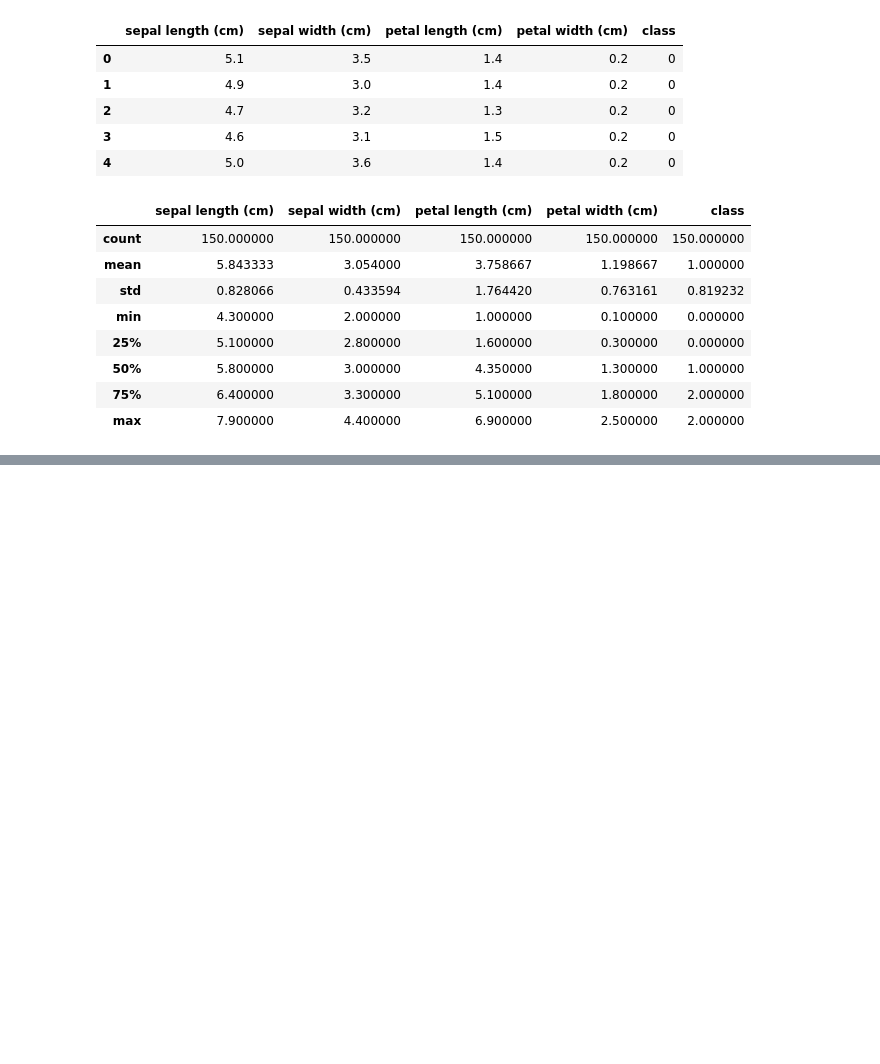
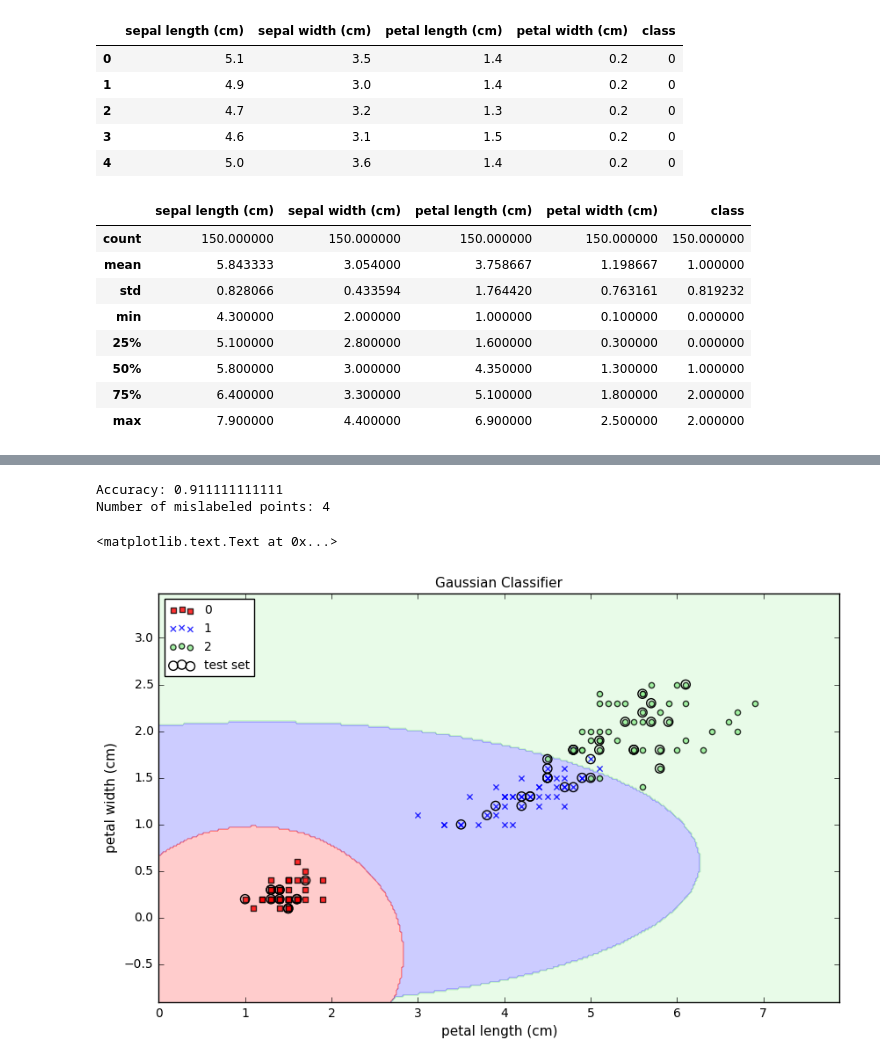
Before and after one commit to jmoianes/MachineLearning, a Jupyter notebook: 02 Classification/00 Naive Bayes Classification.ipynb, the cells around one changed output, grey strips where cells are left out. Cells and saved outputs as stored; diff of their text form; code cells hidden in the pictures; blank space fills up the shorter version.

Commit message:
some modifications and knn classifiers addition

```diff
--- a/02 Classification/00 Naive Bayes Classification.ipynb
+++ b/02 Classification/00 Naive Bayes Classification.ipynb
@@ -67,10 +75,11 @@ import matplotlib.pyplot as plt
 %matplotlib inline
 
 # plots configuration
-plt.style.use('ggplot')
+# plt.style.use('ggplot')
 plt.rcParams['figure.figsize'] = 10, 6
-plt.rcParams['axes.labelsize'] = 12
+plt.rcParams['axes.labelsize'] = 11
 plt.rcParams['axes.titlesize'] = 11
+plt.rcParams['legend.fontsize'] = 10
 # %%
 from sklearn.datasets import load_iris
 from sklearn.naive_bayes import GaussianNB
@@ -119,7 +129,7 @@ df.describe()
 | 75% | 6.400000 | 3.300000 | 5.100000 | 1.800000 | 2.000000 |
 | max | 7.900000 | 4.400000 | 6.900000 | 2.500000 | 2.000000 |
 # %%
-gnb = GaussianNB()
 X = df.drop('class', axis=1)
 y = df['class']
-gnb.fit(X, y)
+
+X_train, X_test, y_train, y_test = train_test_split(X, y, test_size=0.3, random_state=7)
@@ -127,0 +136,3 @@ GaussianNB(priors=None)
+# %%
+gnb = GaussianNB()
+gnb.fit(X_train, y_train)
@@ -152,0 +170,6 @@ Number of milabeled points out of a total of 150 points: 6
+# %%
+from helper import plot_decision_regions
+
+X = df.drop(labels=['class','sepal length (cm)', 'sepal width (cm)'], axis=1)
+y = df['class']
+X.head()
@@ -152,0 +183,16 @@ Number of milabeled points out of a total of 150 points: 6
+# %%
+X_train, X_test, y_train, y_test = train_test_split(X, y, test_size=0.3, random_state=7)
+gnb.fit(X_train, y_train)
+
+X_combined = np.vstack((X_train, X_test))
+y_combined = np.hstack((y_train, y_test))
+
+plot_decision_regions(X_train, X_test, y_train, y_test, classifier=gnb, test_marker=True)
+plt.title('Gaussian Classifier')
+plt.xlabel('petal length (cm)')
+plt.ylabel('petal width (cm)')
+# %% [output]
+Accuracy: 0.911111111111
+Number of mislabeled points: 4
+<matplotlib.text.Text at 0x...>
+[figure, added]
```
Also changed, not shown: parts of 15 cells of this notebook, 3 other files.
